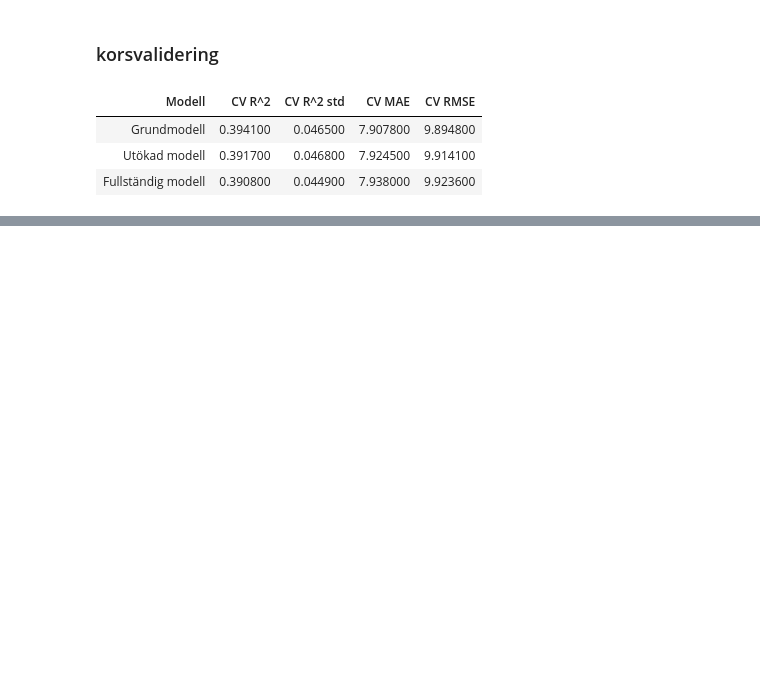
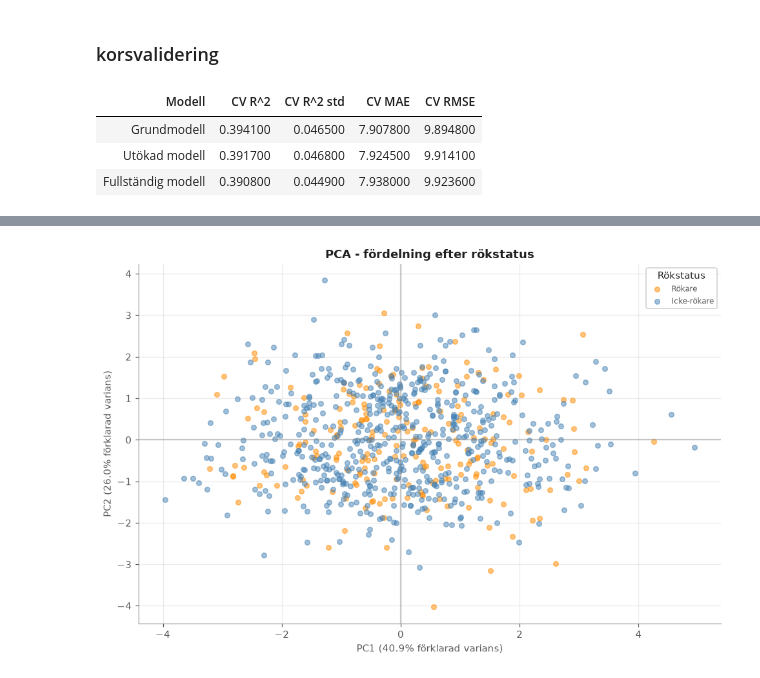
Before and after one commit to Yttak82/health_analysis, a Jupyter notebook: notebooks/analysis.ipynb, the cells around one changed output, grey strips where cells are left out. Cells and saved outputs as stored; diff of their text form; code cells hidden in the pictures; blank space fills up the shorter version.

```diff
--- a/notebooks/analysis.ipynb
+++ b/notebooks/analysis.ipynb
@@ -814,0 +876,10 @@ display(cv_table.round(4).style.hide(axis="index"))
+# %%
+from src.viz import plot_pca_by_smoker
+
+smoker = df.loc[pca_index, "smoker"].to_numpy()
+
+fig, ax = plot_pca_by_smoker(X_pca, pca_model, smoker)
+
+plt.show()
+# %% [output]
+[figure, added]
```
Also changed, not shown: parts of 8 cells of this notebook, 3 other files.
